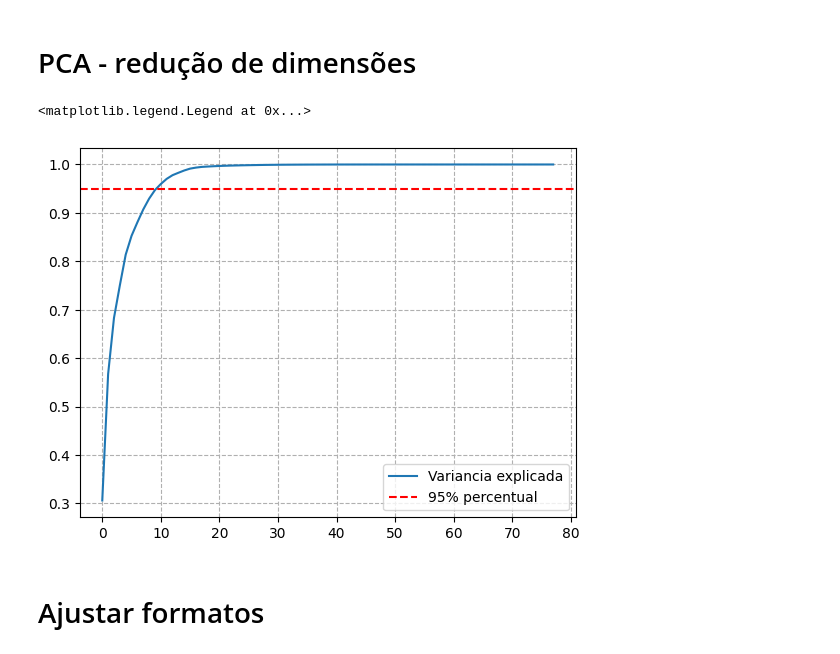
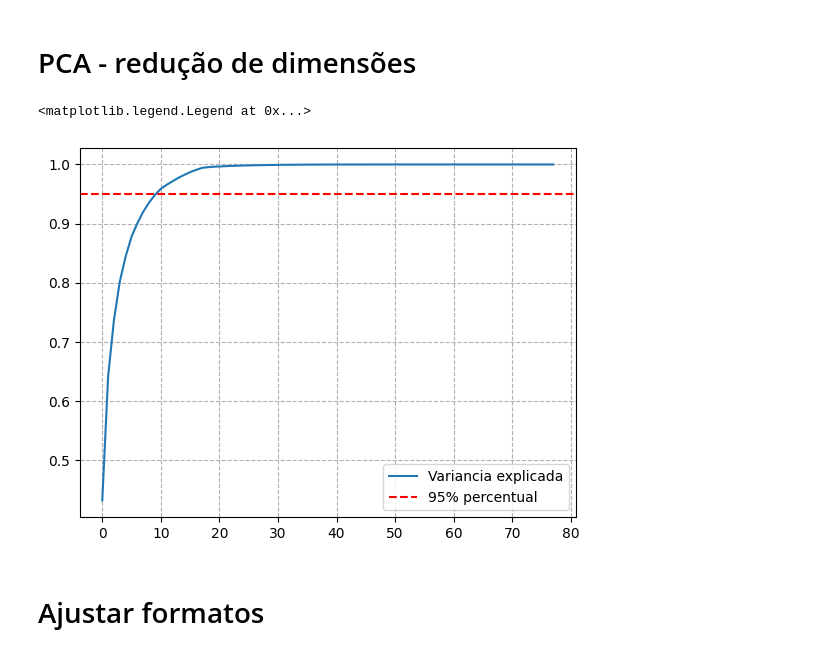
Before and after one commit to andresrocha03/machine_learning, a Jupyter notebook: reinforcement_learning/tabular_data/pre_processing/Pre_processing.ipynb, the cells around one changed output. Saved outputs shown, nothing was run; the diff lists cells and outputs as text; code cells hidden in the pictures.

```diff
--- a/reinforcement_learning/tabular_data/pre_processing/Pre_processing.ipynb
+++ b/reinforcement_learning/tabular_data/pre_processing/Pre_processing.ipynb
@@ -216,7 +254,11 @@ X_res_one = pd.DataFrame(X_res_one, columns=X_one.columns)
 y_res_one = pd.Series(y_res_one)
 
 # Decode labels
-y_res_one = pd.Series(le_one.inverse_transform(y_res_one))
+# y_res_one = pd.Series(le_one.inverse_transform(y_res_one))
+
+# Reset indices
+X_res_one.reset_index(drop=True, inplace=True)
+y_res_one.reset_index(drop=True, inplace=True)
 
 # Combine resampled features and labels
 one_attack = pd.concat([X_res_one, y_res_one.rename('Label')], axis=1)
@@ -271,0 +305,4 @@ Name: count, dtype: int64
+# %%
+one_attack = one_attack.sample(90000)
+one_attack.reset_index(drop=True, inplace=True)
+one_attack.head()
@@ -369,0 +336,7 @@ multiple_attacks_val_x = multiple_attacks_val.drop('Label', axis=1)
+# %%
+from sklearn.model_selection import train_test_split
+x_one_train, x_one_test, y_one_train, y_one_test = train_test_split(one_attack.drop('Label', axis=1), one_attack['Label'], test_size=0.2,
+                                                                    random_state=42, shuffle=True, stratify=one_attack['Label'])
+
+x_mul_train, x_mul_test, y_mul_train, y_mul_test = train_test_split(multiple_attacks.drop('Label', axis=1), multiple_attacks['Label'], test_size=0.2,
+                                                                    random_state=42, shuffle=True, stratify=multiple_attacks['Label'])
@@ -374,27 +390,27 @@ from sklearn.preprocessing import MinMaxScaler
 
 
 minmax_scaler        = MinMaxScaler()
-x_norm               = minmax_scaler.fit_transform(one_attack_train_x)
-one_attack_train_x        = pd.DataFrame(x_norm)
-x_norm               = minmax_scaler.fit_transform(one_attack_test_x)
-one_attack_test_x         = pd.DataFrame(x_norm)
-x_norm               = minmax_scaler.fit_transform(multiple_attacks_train_x)
-multiple_attacks_train_x     = pd.DataFrame(x_norm)
-x_norm               = minmax_scaler.fit_transform(multiple_attacks_val_x)
-multiple_attacks_val_x      = pd.DataFrame(x_norm)
+x_norm               = minmax_scaler.fit_transform(x_one_train)
+x_one_train          = pd.DataFrame(x_norm)
+x_norm               = minmax_scaler.fit_transform(x_one_test)
+x_one_test           = pd.DataFrame(x_norm)
+x_norm               = minmax_scaler.fit_transform(x_mul_train)
+x_mul_train          = pd.DataFrame(x_norm)
+x_norm               = minmax_scaler.fit_transform(x_mul_test)
+x_mul_test           = pd.DataFrame(x_norm)
 # %% [markdown]
 # PCA - redução de dimensões
 # %%
 from sklearn.decomposition import PCA
 import matplotlib.pyplot as plt
 import numpy as np
 
-pca = PCA().fit(multiple_attacks_val_x)
+pca = PCA().fit(x_one_train)
 plt.plot(np.cumsum(pca.explained_variance_ratio_), label='Variancia explicada')
 plt.axhline(0.95,color='red',linestyle='--',label='95% percentual')
 plt.grid(True, linestyle='--')
 plt.legend()
 # %% [output]
 <matplotlib.legend.Legend at 0x...>
-[figure, old version]
+[figure, new version]
 # %%
```
Also changed, not shown: parts of 28 cells of this notebook.
